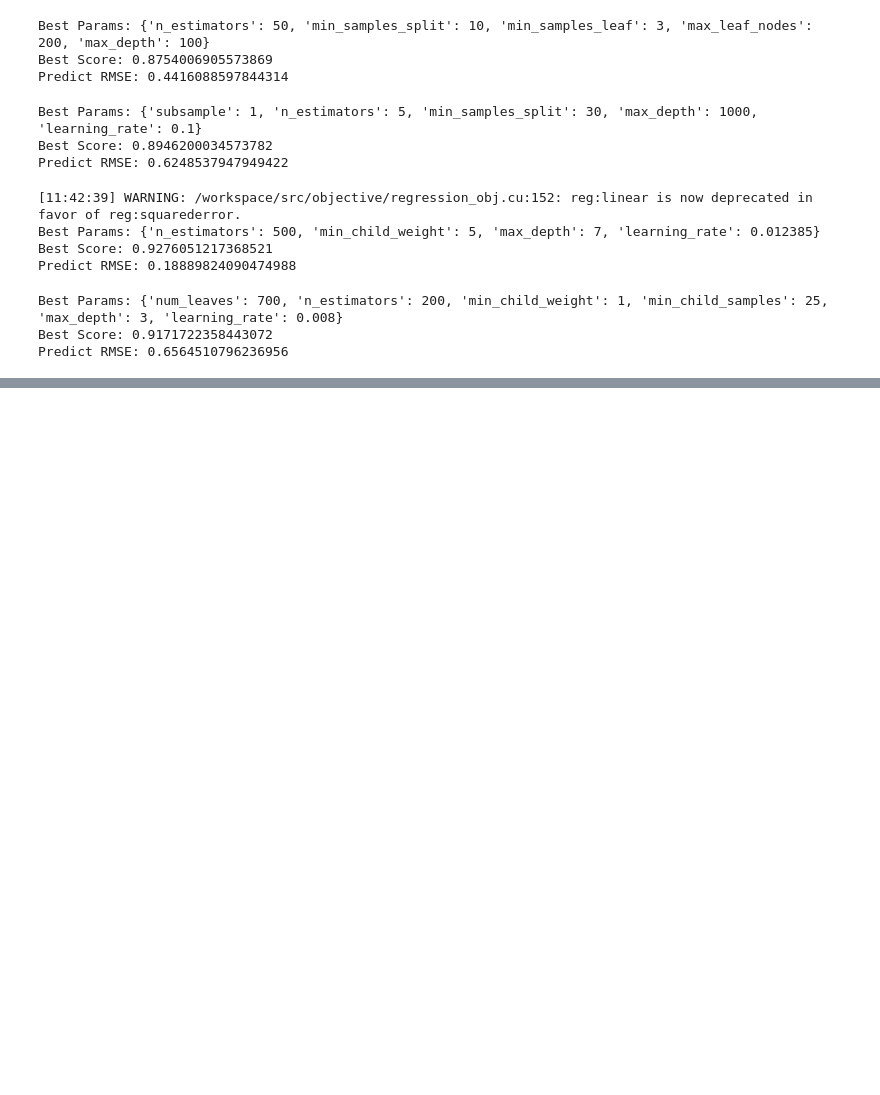
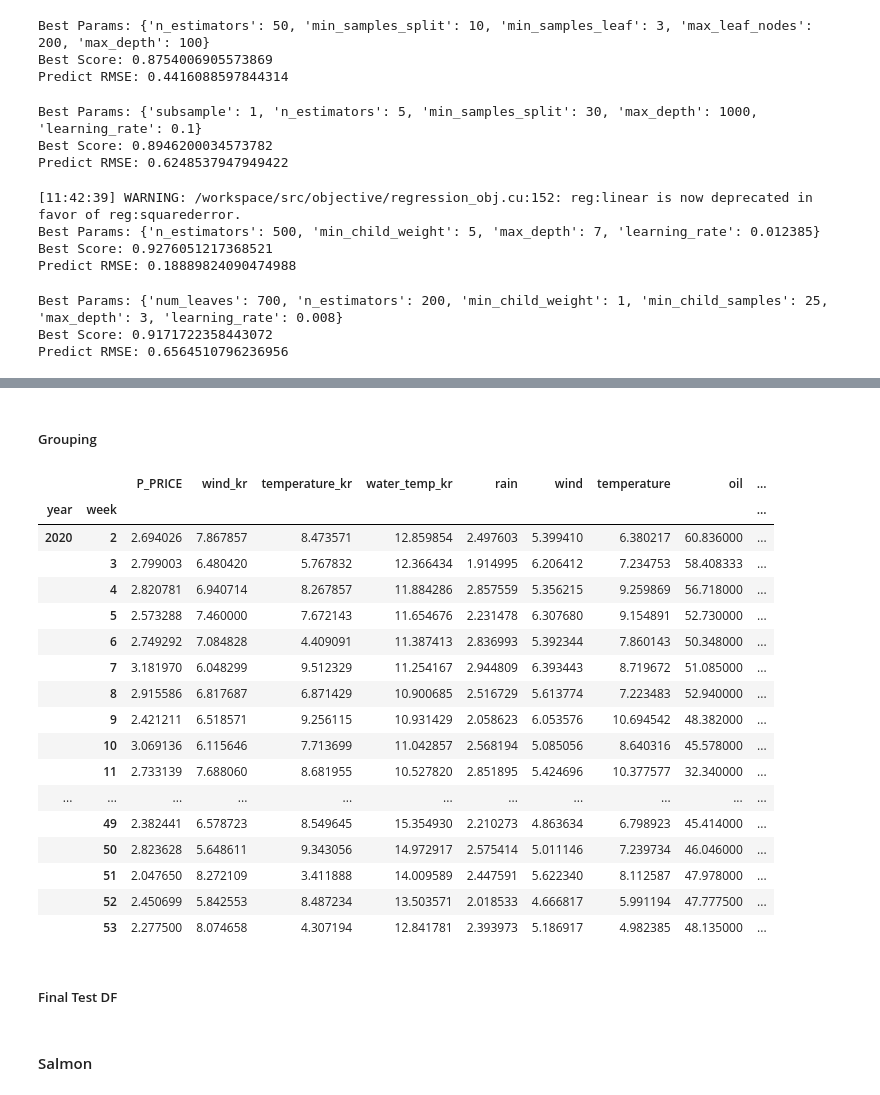
Before and after one commit to Yeony54/Project_Seafood_Import_Price_Prediction, a Jupyter notebook: 3-3. 전처리 가설 검증 (어종별 모델).ipynb, the cells around one changed output, grey strips where cells are left out. Saved outputs shown, nothing was run; the diff lists cells and outputs as text; code cells hidden in the pictures; blank space fills up the shorter version.

```diff
--- a/3-3. 전처리 가설 검증 (어종별 모델).ipynb
+++ b/3-3. 전처리 가설 검증 (어종별 모델).ipynb
@@ -1846,0 +1899,2 @@ Predict RMSE: 0.6564510796236956
+# %%
+df_test = pd.read_excel(os.path.join(root, 'test.xlsx'))
@@ -1846,0 +1934,6 @@ Predict RMSE: 0.6564510796236956
+# %%
+df_test_squid = df_test[(df_test['P_NAME']=='오징어') & ((df_test['CTRY_2']=='페루') | (df_test['CTRY_2']=='중국') | (df_test['CTRY_2']=='칠레'))]
+
+df_test_squid = df_test_squid[['CTRY_1','CTRY_2','P_PRICE','year','week']]
+
+df_test_squid
@@ -1846,0 +1956,10 @@ Predict RMSE: 0.6564510796236956
+# %%
+df_test_squid_add = pd.merge(df_test_squid, df_weather_kr, how='left', on=['year', 'week'])
+df_test_squid_add = pd.merge(df_test_squid_add, df_weather, how='left', on=['year', 'week', 'CTRY_1'])
+df_test_squid_add = pd.merge(df_test_squid_add, df_oil, how='left', on=['year', 'week'])
+df_test_squid_add = pd.merge(df_test_squid_add, df_cpi, how='left', on=['year', 'week'])
+df_test_squid_add = pd.merge(df_test_squid_add, df_exchange, how='left', on=['year', 'week', 'CTRY_2'])
+
+df_test_squid_add = df_test_squid_add.sort_values('CTRY_2')
+
+df_test_squid_add
@@ -1846,0 +2001,2 @@ Predict RMSE: 0.6564510796236956
+# %%
+df_test_squid_add.fillna(method='ffill',inplace=True)  # 가까운 나라인 칠레 데이터로 대체
@@ -1846,0 +2022,27 @@ Predict RMSE: 0.6564510796236956
+# %% [markdown]
+##### Grouping
+# %%
+df_test_squid_add = df_test_squid_add.groupby(['year','week']).mean()
+
+df_test_squid_add
+# %% [output]
+|  |  | P_PRICE | wind_kr | temperature_kr | water_temp_kr | rain | wind | temperature | oil | ... |
+| year | week |  |  |  |  |  |  |  |  | ... |
+| 2020 | 2 | 2.694026 | 7.867857 | 8.473571 | 12.859854 | 2.497603 | 5.399410 | 6.380217 | 60.836000 | ... |
+|  | 3 | 2.799003 | 6.480420 | 5.767832 | 12.366434 | 1.914995 | 6.206412 | 7.234753 | 58.408333 | ... |
+|  | 4 | 2.820781 | 6.940714 | 8.267857 | 11.884286 | 2.857559 | 5.356215 | 9.259869 | 56.718000 | ... |
+|  | 5 | 2.573288 | 7.460000 | 7.672143 | 11.654676 | 2.231478 | 6.307680 | 9.154891 | 52.730000 | ... |
+|  | 6 | 2.749292 | 7.084828 | 4.409091 | 11.387413 | 2.836993 | 5.392344 | 7.860143 | 50.348000 | ... |
+|  | 7 | 3.181970 | 6.048299 | 9.512329 | 11.254167 | 2.944809 | 6.393443 | 8.719672 | 51.085000 | ... |
+|  | 8 | 2.915586 | 6.817687 | 6.871429 | 10.900685 | 2.516729 | 5.613774 | 7.223483 | 52.940000 | ... |
+|  | 9 | 2.421211 | 6.518571 | 9.256115 | 10.931429 | 2.058623 | 6.053576 | 10.694542 | 48.382000 | ... |
+|  | 10 | 3.069136 | 6.115646 | 7.713699 | 11.042857 | 2.568194 | 5.085056 | 8.640316 | 45.578000 | ... |
+|  | 11 | 2.733139 | 7.688060 | 8.681955 | 10.527820 | 2.851895 | 5.424696 | 10.377577 | 32.340000 | ... |
+| ... | ... | ... | ... | ... | ... | ... | ... | ... | ... | ... |
+|  | 49 | 2.382441 | 6.578723 | 8.549645 | 15.354930 | 2.210273 | 4.863634 | 6.798923 | 45.414000 | ... |
+|  | 50 | 2.823628 | 5.648611 | 9.343056 | 14.972917 | 2.575414 | 5.011146 | 7.239734 | 46.046000 | ... |
+|  | 51 | 2.047650 | 8.272109 | 3.411888 | 14.009589 | 2.447591 | 5.622340 | 8.112587 | 47.978000 | ... |
+|  | 52 | 2.450699 | 5.842553 | 8.487234 | 13.503571 | 2.018533 | 4.666817 | 5.991194 | 47.777500 | ... |
+|  | 53 | 2.277500 | 8.074658 | 4.307194 | 12.841781 | 2.393973 | 5.186917 | 4.982385 | 48.135000 | ... |
+# %% [markdown]
+##### Final Test DF
@@ -1846,0 +2051,2 @@ Predict RMSE: 0.6564510796236956
+# %% [markdown]
+#### Salmon
```
Also changed, not shown: parts of 48 cells of this notebook.
